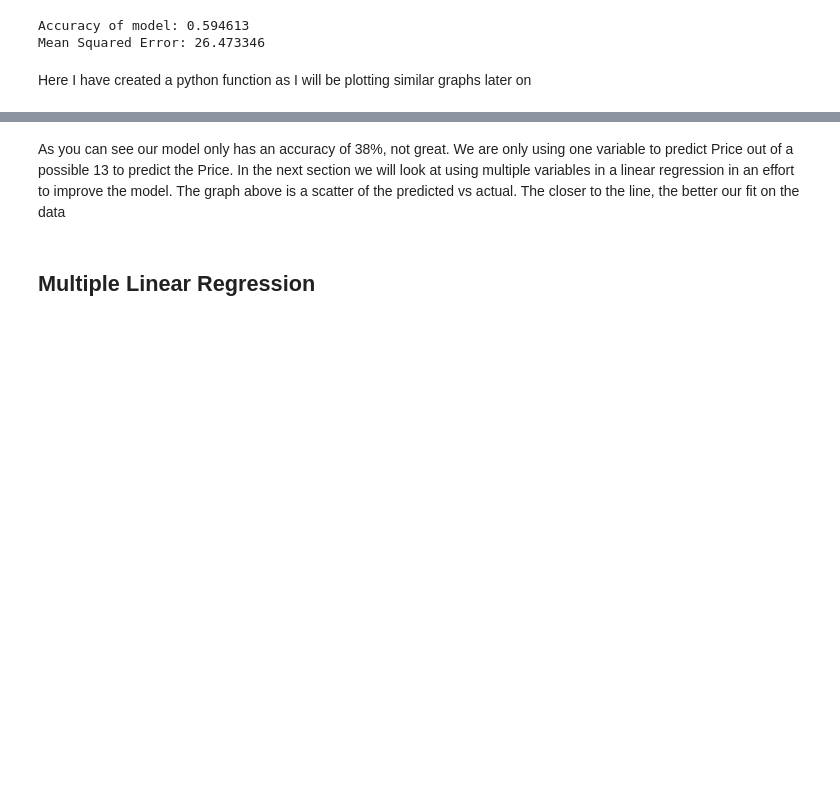
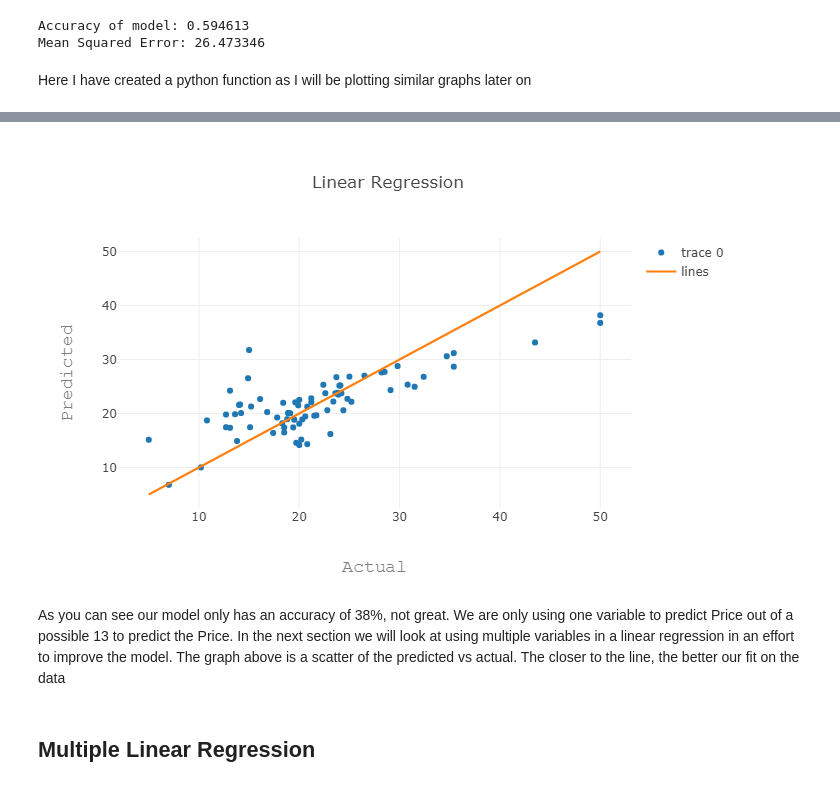
Before and after one commit to jcarpenter12/Regression-Analysis-Using-Python, a Jupyter notebook: Regression4.ipynb, the cells around one changed output, grey strips where cells are left out. Saved outputs shown, nothing was run; the diff lists cells and outputs as text; code cells hidden in the pictures; blank space fills up the shorter version.

```diff
--- a/Regression4.ipynb
+++ b/Regression4.ipynb
@@ -223,6 +230,10 @@ Here I have created a python function as I will be plotting similar graphs later
 draw_graph(lr_predictions,'Linear Regression')
 # %% [output]
 [interactive output not drawn]
+# %%
+Image("images/LR.png")
+# %% [output]
+[figure, added]
 # %% [markdown]
 As you can see our model only has an accuracy of 38%, not great. We are only using one variable to predict Price out of a possible 13 to predict the Price. In the next section we will look at using multiple variables in a linear regression in an effort to improve the model. The graph above is a scatter of the predicted vs actual. The closer to the line, the better our fit on the data
 # %% [markdown]
```
Also changed, not shown: parts of 9 cells of this notebook, 7 other files.
